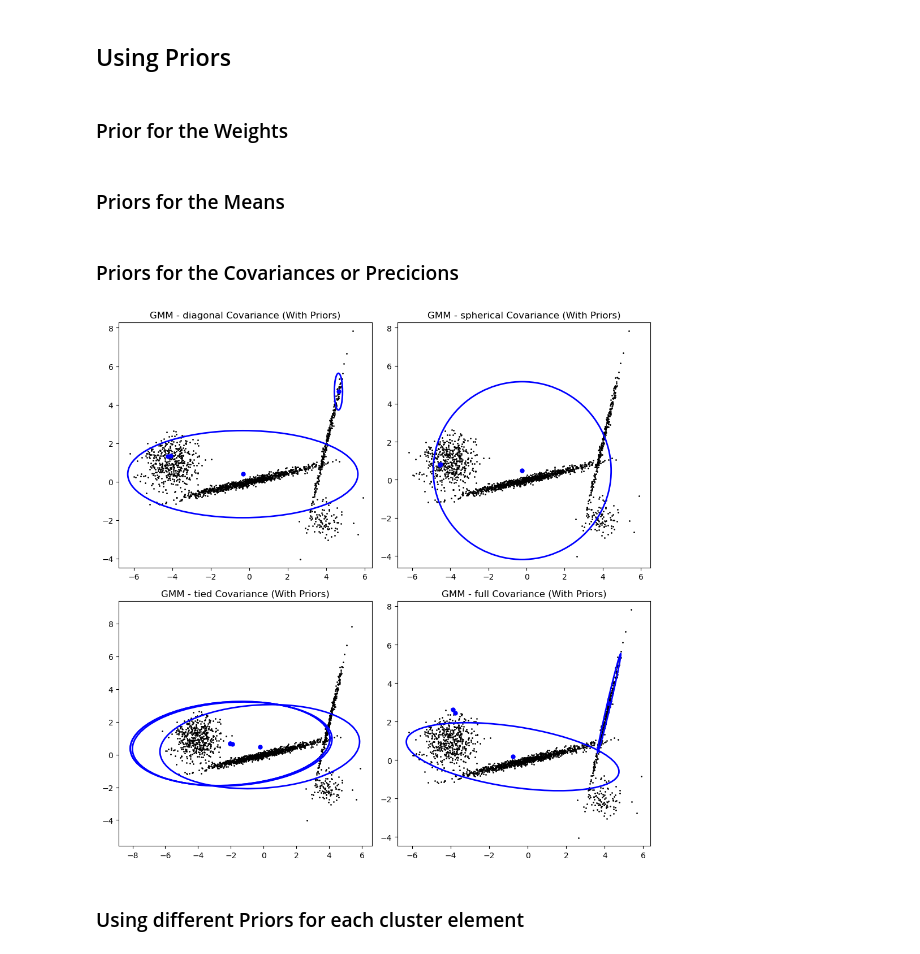
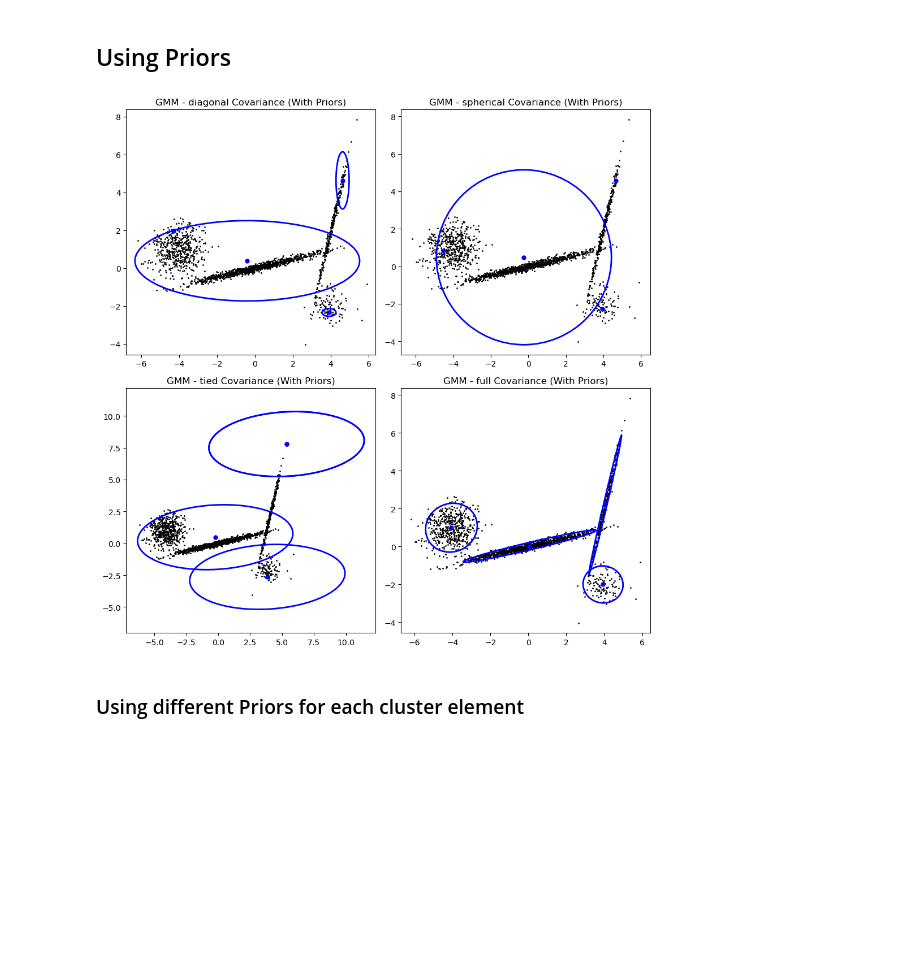
Before and after one commit to adriansousapoza/tgmm, a Jupyter notebook: gmm_tutorial.ipynb, the cells around one changed output. Cells and saved outputs as stored; diff of their text form; code cells hidden in the pictures; blank space fills up the shorter version.

Commit message:
added priors

```diff
--- a/gmm_tutorial.ipynb
+++ b/gmm_tutorial.ipynb
@@ -112,8 +114,8 @@ plt.show()
 # %%
 # Prepare the 3 by 5 plot for five initialization methods
 fig, axs = plt.subplots(3, 5, figsize=(25, 15))
-init_methods = ['random', 'kpp', 'points', 'maxdist', 'kmeans']
-titles = ['Random Init', 'K-Means++ Init', 'Points Init', 'Max Dist Init', 'K-Means Init']
+init_methods = ['random', 'points', 'kpp', 'kmeans', 'maxdist']
+titles = ['Random Init', 'Points Init', 'K-Means++ Init', 'K-Means Init', 'Max Dist Init']
 
 for ax, init_method, title in zip(axs[0,:], init_methods, titles):
     gmm = GaussianMixture(n_features=n_features, n_components=n_components, covariance_type='diagonal',
@@ -133,8 +135,6 @@ for ax, init_method, title in zip(axs[0,:], init_methods, titles):
     y_pred = gmm.predict(X_tensor).cpu().numpy()
     plot_gmm(gmm, X, y_pred, initial_means=initial_mean, ax=ax, title=f'{title}, Diagonal Cov')
 
-# Repeat for spherical covariance type
-titles = ['Random Init', 'K-Means++ Init', 'Points Init', 'Max Dist Init', 'K-Means Init']
 for ax, init_method, title in zip(axs[1,:], init_methods, titles):
     gmm = GaussianMixture(n_features=n_features, n_components=n_components, covariance_type='spherical',
                           max_iter=max_iter, n_init=n_init, init_params=init_method, random_state=random_state, device=device)
@@ -153,8 +153,6 @@ for ax, init_method, title in zip(axs[1,:], init_methods, titles):
     y_pred = gmm.predict(X_tensor).cpu().numpy()
     plot_gmm(gmm, X, y_pred, initial_means=initial_mean, initial_covariances=None, ax=ax, title=f'{title}, Spherical Cov')
 
-# Repeat for full covariance type
-titles = ['Random Init', 'K-Means++ Init', 'Points Init', 'Max Dist Init', 'K-Means Init']
 for ax, init_method, title in zip(axs[2,:], init_methods, titles):
     gmm = GaussianMixture(n_features=n_features, n_components=n_components, covariance_type='full',
                           max_iter=max_iter, n_init=n_init, init_params=init_method, random_state=random_state, device=device)
@@ -407,13 +558,2 @@ df
 # %% [markdown]
 ## Using Priors
-# %% [markdown]
-### Prior for the Weights
-# %%
-class DirichletPrior:
-    def __init__(self, concentration):
-        self._dist = torch.distributions.Dirichlet(concentration)
-
-    def log_prob(self, x):
-        return self._dist.log_prob(x)
-# %% [markdown]
-### Priors for the Means
@@ -446,2 +559,0 @@ class SoftballPrior:
-# %% [markdown]
-### Priors for the Covariances or Precicions
@@ -535,63 +592,36 @@ def plot_gmm(gmm, X, labels_pred, ax=None, title='Gaussian Mixture', color='gree
     ax.set_title(title)
     ax.axis('equal')
 # %%
-device = 'cpu'
-
-init_params = 'random'
-n_features = 2
-n_components = 4
-random_state = 0
-n_init = 1
-max_iter = 1000
-np.random.seed(random_state)
-
-n_samples_1 = 1000
-n_samples_2 = 500
-n_samples_3 = 100
-n_samples_4 = 300
-np.random.seed(0)
-C = np.array([[0.0, -0.1], [1.7, 0.4]])
-C_2 = np.array([[0.0, 0.2], [0.4, 1.7]])
-component_1 = np.dot(np.random.randn(n_samples_1, 2), C)
-component_2 = 0.7 * np.random.randn(n_samples_2, 2) + np.array([-4, 1])
-component_3 = .5 * np.random.randn(n_samples_3, 2) + np.array([4, -2])
-component_4 = np.dot(np.random.randn(n_samples_4, 2), C_2) + np.array([4, 2])
-
-X = np.concatenate([component_1, component_2, component_3, component_4])
-
-X_tensor = torch.tensor(X, dtype=torch.float32)
-y_tensor = torch.cat([torch.zeros(n_samples_1), torch.ones(n_samples_2), 2 * torch.ones(n_samples_3), 3 * torch.ones(n_samples_4)]).long()
-
 weights_prior_single = DirichletPrior(concentration=torch.tensor([1.0, 1.0, 1.0, 1.0]))
 #mean_prior_single = GaussianPrior(dim=n_features, mean=torch.tensor([0.0, 0.0]), stddev=.1)
 mean_prior_single = SoftballPrior(dim=n_features, radius=1.0)
 #covariance_prior = InverseGammaPrior(alpha=1.0, beta=1.0)
 covariance_prior = LogNormalPrior(mean=torch.tensor(0.0), stddev=torch.tensor(5.0))
 
 fig, axs = plt.subplots(2, 2, figsize=(10, 10))
 
 for ax, cov_type in zip(axs.ravel(), covariance_types):
     gmm = GaussianMixture(
         n_features=n_features,
         n_components=n_components,
         covariance_type=cov_type,
         max_iter=max_iter,
         n_init=n_init,
         init_params=init_params,
         random_state=random_state,
         device=device,
         weights_prior=weights_prior_single,
         means_prior=mean_prior_single,
         covariances_prior=covariance_prior
     )
     gmm.fit(X_tensor)
     y_pred = gmm.predict(X_tensor).cpu().numpy()
     plot_gmm(gmm, X_tensor, y_pred, ax=ax, title=f'GMM - {cov_type} Covariance (With Priors)', color='blue')
 
 plt.tight_layout()
 plt.show()
 # %% [output]
-[figure, old version]
+[figure, new version]
 # %% [markdown]
 ### Using different Priors for each cluster element
 # %%
```
Also changed, not shown: parts of 13 cells of this notebook, 4 other files.
